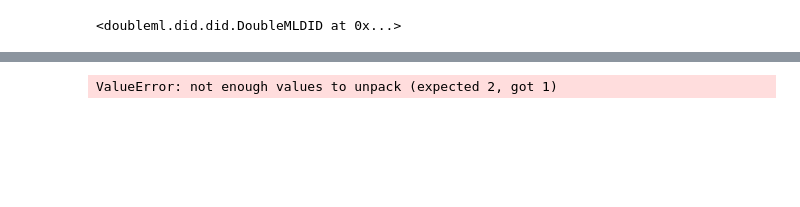
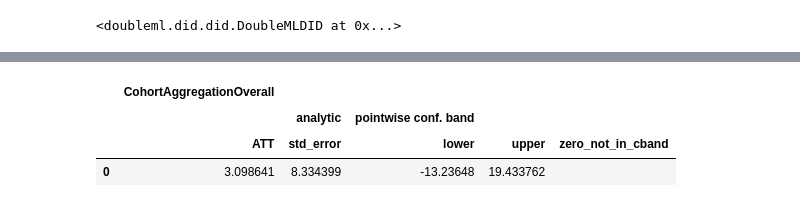
Before and after one commit to Daniel-Uhr/Estimators, a Jupyter notebook: 01_ATTgt_DML.ipynb, the cells around one changed output, grey strips where cells are left out. Drawn from its saved outputs; the diff is of its cells as text; code cells hidden in the pictures; blank space fills up the shorter version.

```diff
--- a/01_ATTgt_DML.ipynb
+++ b/01_ATTgt_DML.ipynb
@@ -255,0 +267,7 @@ df_dml
+# %%
+# O pacote precisa entender a estrutura de painel dos dados. Precisamos ajustar a variável year para int (inteiro)
+# Criando clones
+data_sz_1['year1'] = data_sz_1['year']
+data_sz_1['id1'] = data_sz_1['id']
+data_sz_1['year1'] = data_sz_1['year'].astype(int)
+data_sz_1
@@ -256,12 +293,17 @@ df_dml
+# %%
+data_sz_1.set_index(['id1', 'year1'], inplace=True)
 # %%
 from differences import ATTgt
 
-att_gt = ATTgt(data=df_dml, cohort_name='cohort')
+att_gt = ATTgt(data=data_sz_1, cohort_name='cohort')
 
-att_gt.fit(formula='y')
+att_gt.fit(formula='y ~ X1 + X2 + X3',)
 
-att_gt.aggregate('event')
+att_gt.aggregate("cohort", overall=True)
 # %% [output]
-ValueError: not enough values to unpack (expected 2, got 1)
+|  | CohortAggregationOverall |  |  |  |  |
+|  |  | analytic | pointwise conf. band |  |  |
+|  | ATT | std_error | lower | upper | zero_not_in_cband |
+| 0 | 3.098641 | 8.334399 | -13.23648 | 19.433762 |  |
 # %%
 attgt.fit()
```
Also changed, not shown: parts of 8 cells of this notebook.
